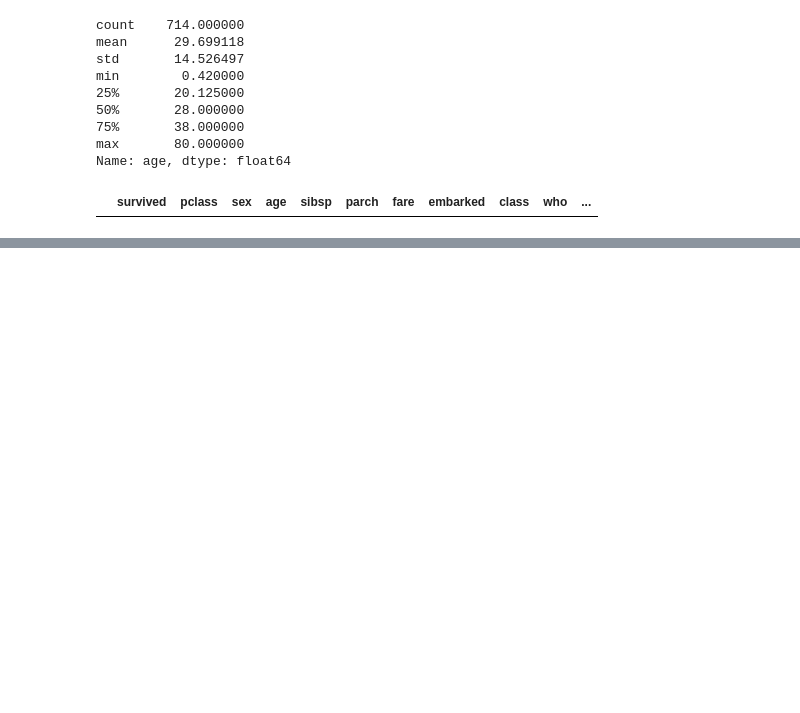
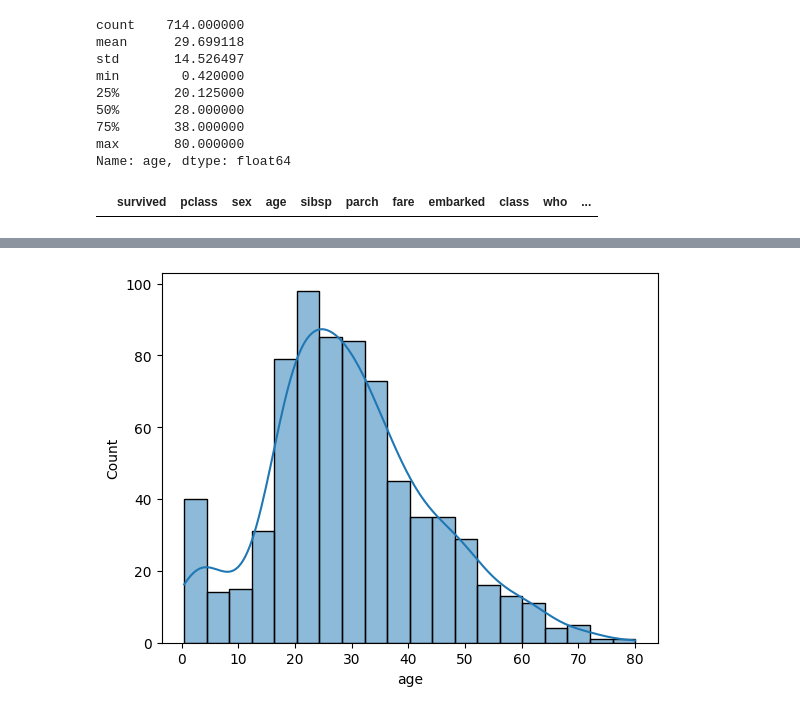
Before and after one commit to mdmostafizurrahman6351/Data_science, a Jupyter notebook: Data_analysis/EDA/Titanic_Data_EDA-01.ipynb, the cells around one changed output, grey strips where cells are left out. Drawn from its saved outputs; the diff is of its cells as text; code cells hidden in the pictures; blank space fills up the shorter version.

```diff
--- a/Data_analysis/EDA/Titanic_Data_EDA-01.ipynb
+++ b/Data_analysis/EDA/Titanic_Data_EDA-01.ipynb
@@ -219,0 +227,5 @@ df[(df['age'] > 100) & (df['age'] < 0)]
+# %%
+sns.histplot(data=df, x="age", kde=True)
+plt.show()
+# %% [output]
+[figure, added]
```
Also changed, not shown: parts of 54 cells of this notebook.
